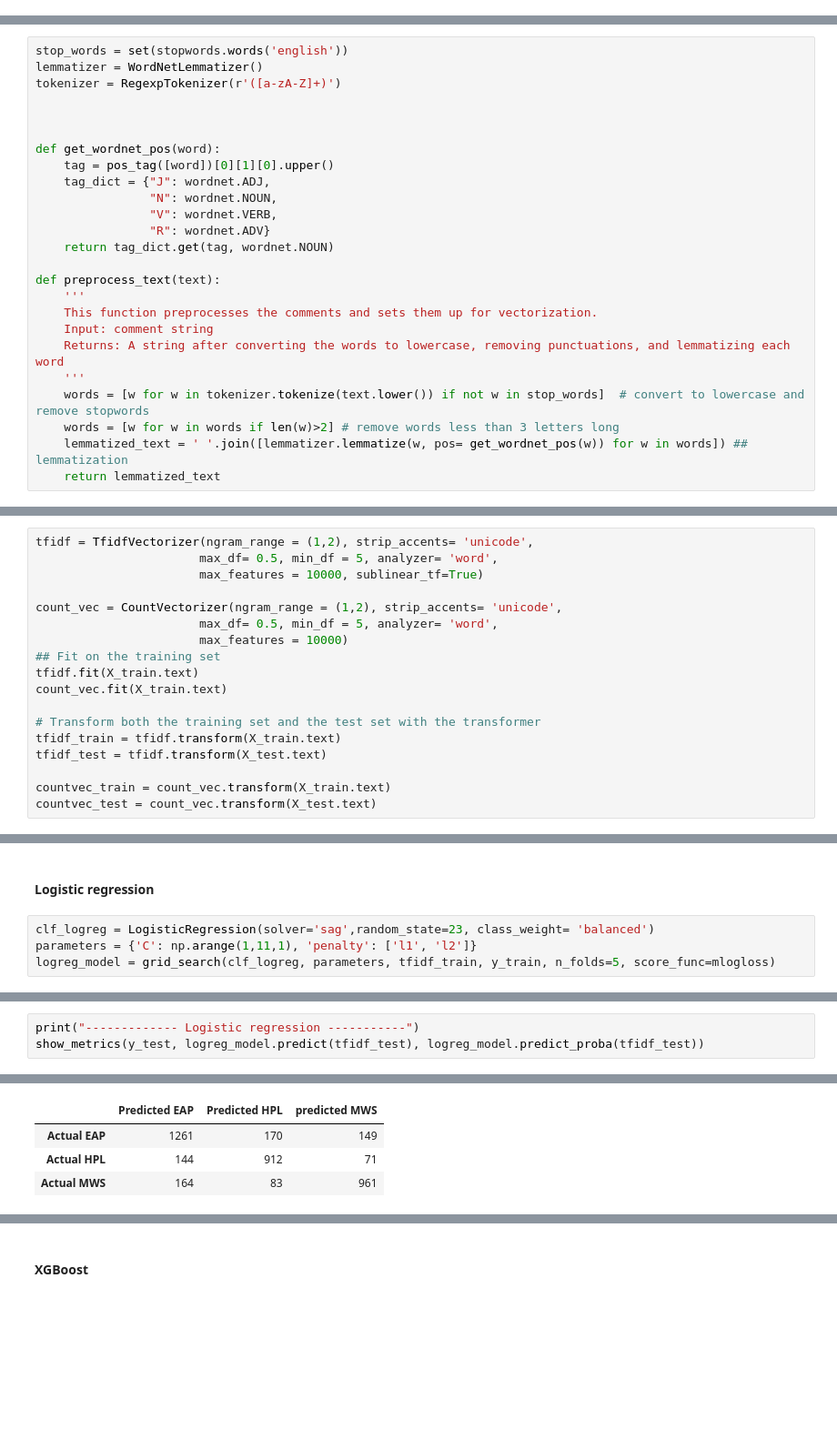
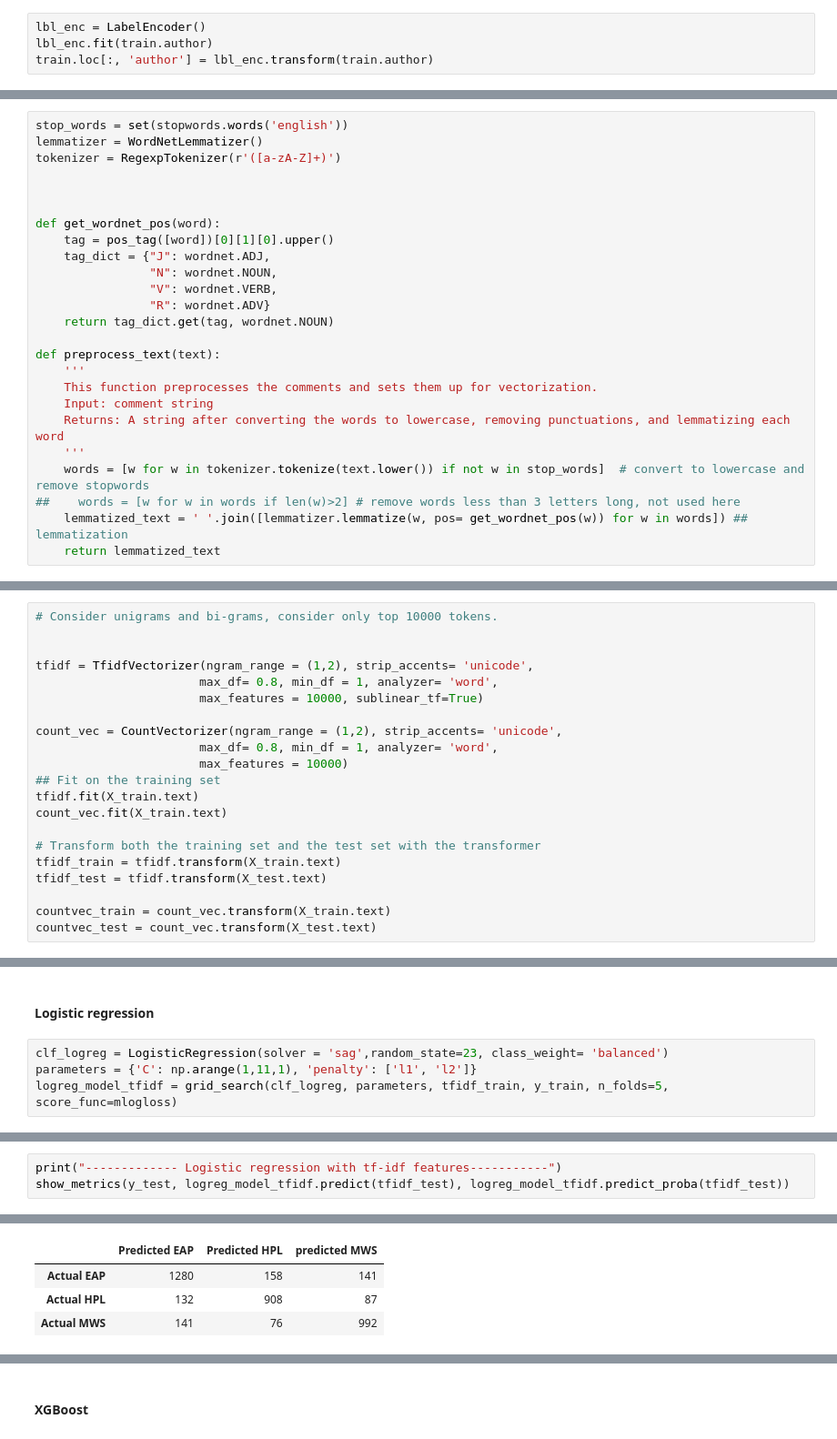
Before and after one commit to dsanyal/Spooky_Author_Classification, a Jupyter notebook: src/model.ipynb, the cells around one changed output, grey strips where cells are left out. Shown: that part at 91% size. Saved outputs shown, nothing was run; the diff lists cells and outputs as text; blank space fills up the shorter version.

```diff
--- a/src/model.ipynb
+++ b/src/model.ipynb
@@ -63,2 +64,6 @@ train.loc[:, 'author'] = train.author.map({'EAP':0, 'HPL': 1, 'MWS': 2})
+# %%
+lbl_enc = LabelEncoder()
+lbl_enc.fit(train.author)
+train.loc[:, 'author'] = lbl_enc.transform(train.author)
 # %% [markdown]
 ### Text preprocessing
@@ -84,7 +91,7 @@ def preprocess_text(text):
     Returns: A string after converting the words to lowercase, removing punctuations, and lemmatizing each word
     '''
     words = [w for w in tokenizer.tokenize(text.lower()) if not w in stop_words]  # convert to lowercase and remove stopwords
-    words = [w for w in words if len(w)>2] # remove words less than 3 letters long
+##    words = [w for w in words if len(w)>2] # remove words less than 3 letters long, not used here
     lemmatized_text = ' '.join([lemmatizer.lemmatize(w, pos= get_wordnet_pos(w)) for w in words]) ## lemmatization
     return lemmatized_text
 # %%
@@ -138,10 +142,13 @@ X_train, X_test, y_train, y_test = train_test_split(train, train.author, test_si
 # %%
+# Consider unigrams and bi-grams, consider only top 10000 tokens.
+
+
 tfidf = TfidfVectorizer(ngram_range = (1,2), strip_accents= 'unicode',
-                       max_df= 0.5, min_df = 5, analyzer= 'word',
+                       max_df= 0.8, min_df = 1, analyzer= 'word',
                        max_features = 10000, sublinear_tf=True)
 
 count_vec = CountVectorizer(ngram_range = (1,2), strip_accents= 'unicode',
-                       max_df= 0.5, min_df = 5, analyzer= 'word',
+                       max_df= 0.8, min_df = 1, analyzer= 'word',
                        max_features = 10000)
 ## Fit on the training set
 tfidf.fit(X_train.text)
@@ -273,7 +365,7 @@ Mean CV score: -0.4896681602003466 and std. dev.: 0.01627615402618388
 # %% [markdown]
 #### Logistic regression
 # %%
-clf_logreg = LogisticRegression(solver='sag',random_state=23, class_weight= 'balanced')
+clf_logreg = LogisticRegression(solver = 'sag',random_state=23, class_weight= 'balanced')
 parameters = {'C': np.arange(1,11,1), 'penalty': ['l1', 'l2']}
-logreg_model = grid_search(clf_logreg, parameters, tfidf_train, y_train, n_folds=5, score_func=mlogloss)
+logreg_model_tfidf = grid_search(clf_logreg, parameters, tfidf_train, y_train, n_folds=5, score_func=mlogloss)
 # %% [output]
@@ -282,4 +381,4 @@ Best parameter values: {'C': 5, 'penalty': 'l2'}
 # %%
-print("------------- Logistic regression -----------")
-show_metrics(y_test, logreg_model.predict(tfidf_test), logreg_model.predict_proba(tfidf_test))
+print("------------- Logistic regression with tf-idf features-----------")
+show_metrics(y_test, logreg_model_tfidf.predict(tfidf_test), logreg_model_tfidf.predict_proba(tfidf_test))
 # %% [output]
@@ -296,4 +395,4 @@ weighted avg       0.80      0.80      0.80      3915
 |  | Predicted EAP | Predicted HPL | predicted MWS |
-| Actual EAP | 1261 | 170 | 149 |
-| Actual HPL | 144 | 912 | 71 |
-| Actual MWS | 164 | 83 | 961 |
+| Actual EAP | 1280 | 158 | 141 |
+| Actual HPL | 132 | 908 | 87 |
+| Actual MWS | 141 | 76 | 992 |
```
Also changed, not shown: parts of 58 cells of this notebook.
